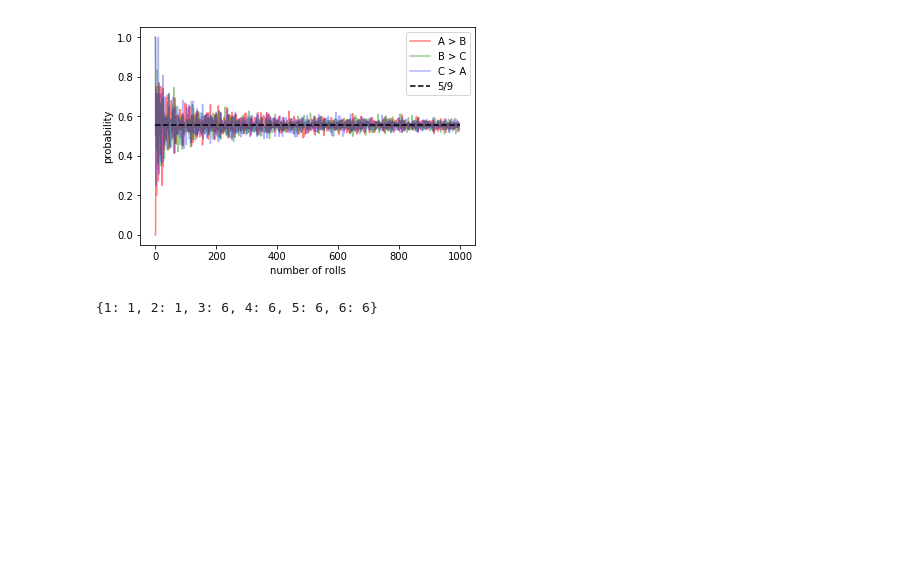
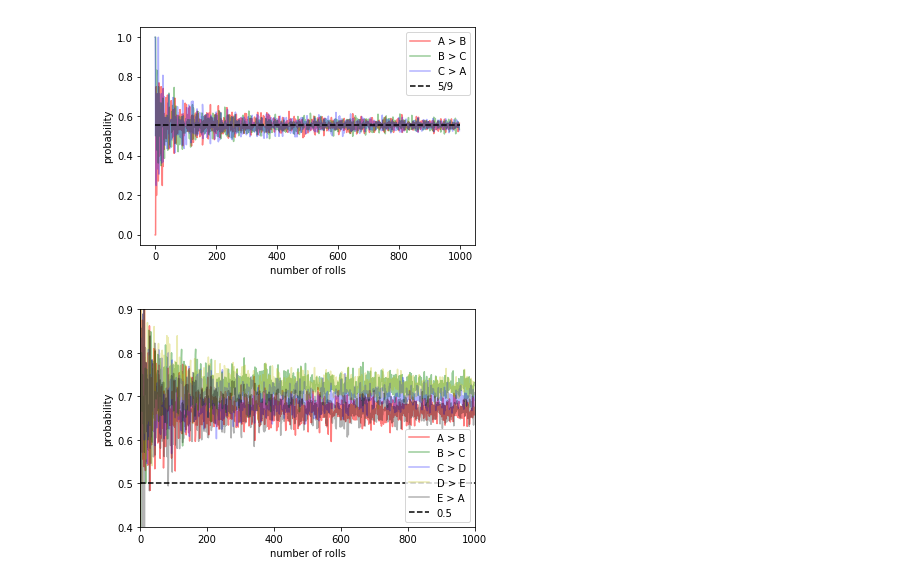
Before and after one commit to jsdiazpo/Nontransitive-Dice, a Jupyter notebook: Nontransitive-dice.ipynb, the cells around one changed output. Cells and saved outputs as stored; diff of their text form; code cells hidden in the pictures; blank space fills up the shorter version.

```diff
--- a/Nontransitive-dice.ipynb
+++ b/Nontransitive-dice.ipynb
@@ -77,7 +77,41 @@ plt.legend();
 # %%
 die_A = {1: 2, 2: 2, 3: 2, 4: 7, 5: 7, 6: 7}
 die_B = {1: 1, 2: 1, 3: 6, 4: 6, 5: 6, 6: 6}
-die_C = {1: 0, 2: 5, 3: 5, 4: 5, 5: 5, 6: 7}
-die_B
+die_C = {1: 0, 2: 5, 3: 5, 4: 5, 5: 5, 6: 5}
+die_D = {1: 4, 2: 4, 3: 4, 4: 4, 5: 4, 6: 9}
+die_E = {1: 3, 2: 3, 3: 3, 4: 3, 5: 8, 6: 8}
-# %% [output]
-{1: 1, 2: 1, 3: 6, 4: 6, 5: 6, 6: 6}
+# %%
+ab_lst, bc_lst, cd_lst, de_lst, ea_lst = [], [], [], [], []
+num_rolls_max = 1000
+for num_rolls in range(1, num_rolls_max):
+    cnt_ab, cnt_bc, cnt_cd, cnt_de, cnt_ea = 0, 0, 0, 0, 0
+    for _ in range(num_rolls):
+        run_a, run_b, run_c, run_d, run_e = die_runs(num_runs=5)
+        if die_A[run_a] > die_B[run_b]:
+            cnt_ab += 1
+        if die_B[run_b] > die_C[run_c]:
+            cnt_bc += 1
+        if die_C[run_c] > die_D[run_d]:
+            cnt_cd += 1
+        if die_D[run_d] > die_E[run_e]:
+            cnt_de += 1
+        if die_E[run_e] > die_A[run_a]:
+            cnt_ea += 1
+    ab_lst.append(cnt_ab/num_rolls)
+    bc_lst.append(cnt_bc/num_rolls)
+    cd_lst.append(cnt_cd/num_rolls)
+    de_lst.append(cnt_de/num_rolls)
+    ea_lst.append(cnt_ea/num_rolls)
+# %%
+plt.plot(ab_lst, 'r', alpha=.5, label='A > B')
+plt.plot(bc_lst, 'g', alpha=.4, label='B > C')
+plt.plot(cd_lst, 'b', alpha=.3, label='C > D')
+plt.plot(de_lst, 'y', alpha=.3, label='D > E')
+plt.plot(ea_lst, 'k', alpha=.3, label='E > A')
+plt.plot([.5]*num_rolls_max, 'k--', label='0.5')
+plt.xlabel('number of rolls')
+plt.ylabel('probability')
+plt.axis([0, num_rolls_max, 0.4, 0.9])
+plt.legend();
+# %% [output]
+[figure, added]
```
